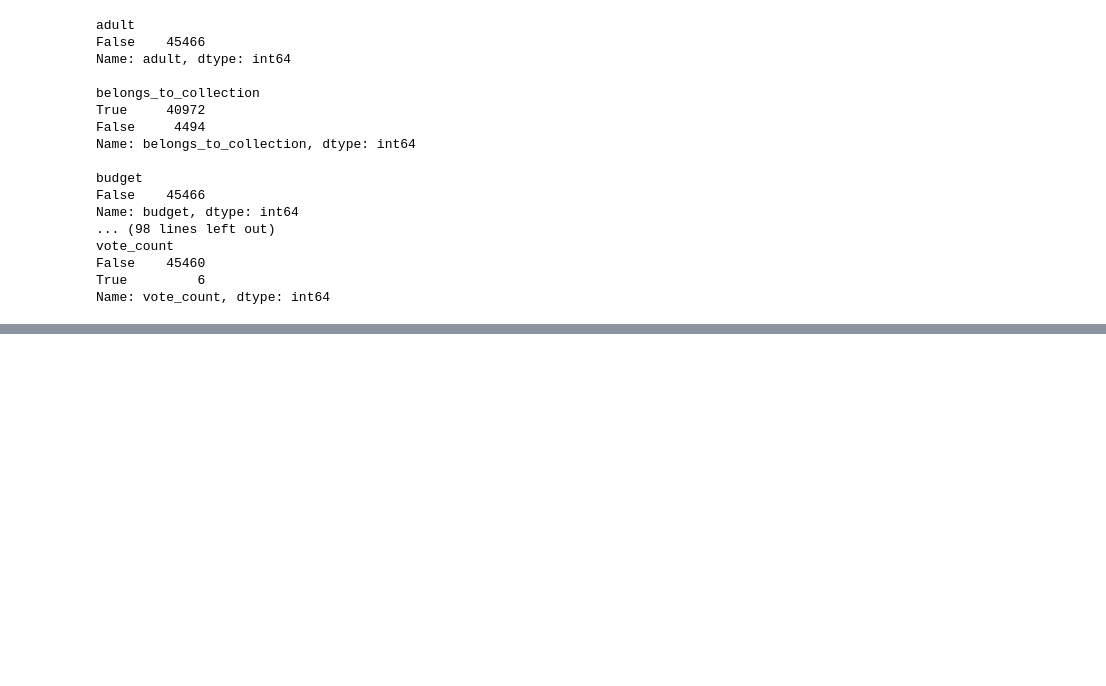
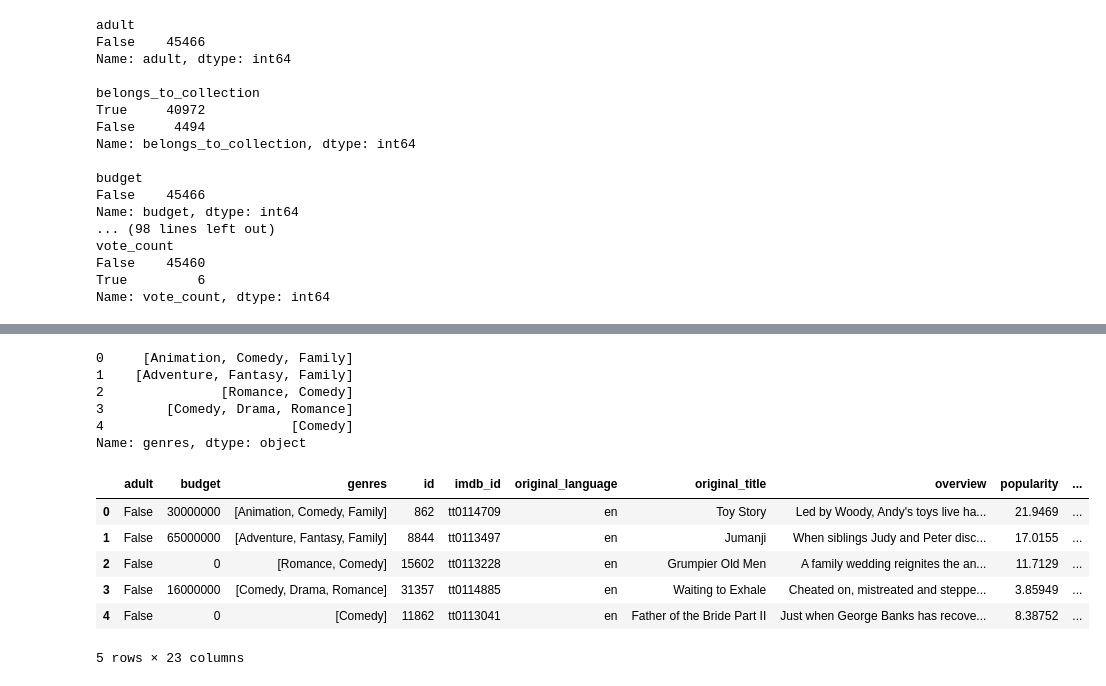
Before and after one commit to rohanrony250/ML-projects_1, a Jupyter notebook: Movie-Recommendation-Engine-Content-based.ipynb, the cells around one changed output, grey strips where cells are left out. Saved outputs shown, nothing was run; the diff lists cells and outputs as text; code cells hidden in the pictures; blank space fills up the shorter version.

Commit message:
genres extraction1

```diff
--- a/Movie-Recommendation-Engine-Content-based.ipynb
+++ b/Movie-Recommendation-Engine-Content-based.ipynb
@@ -76,0 +71,6 @@ movies_df.head()
+# %%
+from ast import literal_eval
+movies_df['new_genres'] = movies_df['genres'].apply(literal_eval)
+movies_df.iloc[0]['new_genres']
+
+#genres is now converted into list format from string object
@@ -76,0 +85,3 @@ movies_df.head()
+# %%
+movies_df['name_genres'] = movies_df['new_genres'].apply(lambda x: [e['name'] for e in x] if isinstance(x,list) else [])
+movies_df[['name_genres', 'new_genres']]
@@ -76,0 +102,27 @@ movies_df.head()
+# %%
+movies_df['genres'] = movies_df['name_genres']
+movies_df.head()['genres']
+# %% [output]
+0     [Animation, Comedy, Family]
+1    [Adventure, Fantasy, Family]
+2               [Romance, Comedy]
+3        [Comedy, Drama, Romance]
+4                        [Comedy]
+Name: genres, dtype: object
+# %%
+moviesgenres_df = movies_df.copy()
+
+#for every row in dataframe iterate through the list of genres and change value to 1 to the corresponding column
+
+# for index,row in movies_df.iterrows():
+#     for genre in row['genres']:
+#         moviesgenres_df.at[index,genre] = 1
+moviesgenres_df.head()
+# %% [output]
+|  | adult | budget | genres | id | imdb_id | original_language | original_title | overview | popularity | ... |
+| 0 | False | 30000000 | [Animation, Comedy, Family] | 862 | tt0114709 | en | Toy Story | Led by Woody, Andy's toys live ha... | 21.9469 | ... |
+| 1 | False | 65000000 | [Adventure, Fantasy, Family] | 8844 | tt0113497 | en | Jumanji | When siblings Judy and Peter disc... | 17.0155 | ... |
+| 2 | False | 0 | [Romance, Comedy] | 15602 | tt0113228 | en | Grumpier Old Men | A family wedding reignites the an... | 11.7129 | ... |
+| 3 | False | 16000000 | [Comedy, Drama, Romance] | 31357 | tt0114885 | en | Waiting to Exhale | Cheated on, mistreated and steppe... | 3.85949 | ... |
+| 4 | False | 0 | [Comedy] | 11862 | tt0113041 | en | Father of the Bride Part II | Just when George Banks has recove... | 8.38752 | ... |
+5 rows × 23 columns
```
Also changed, not shown: parts of 5 cells of this notebook.
